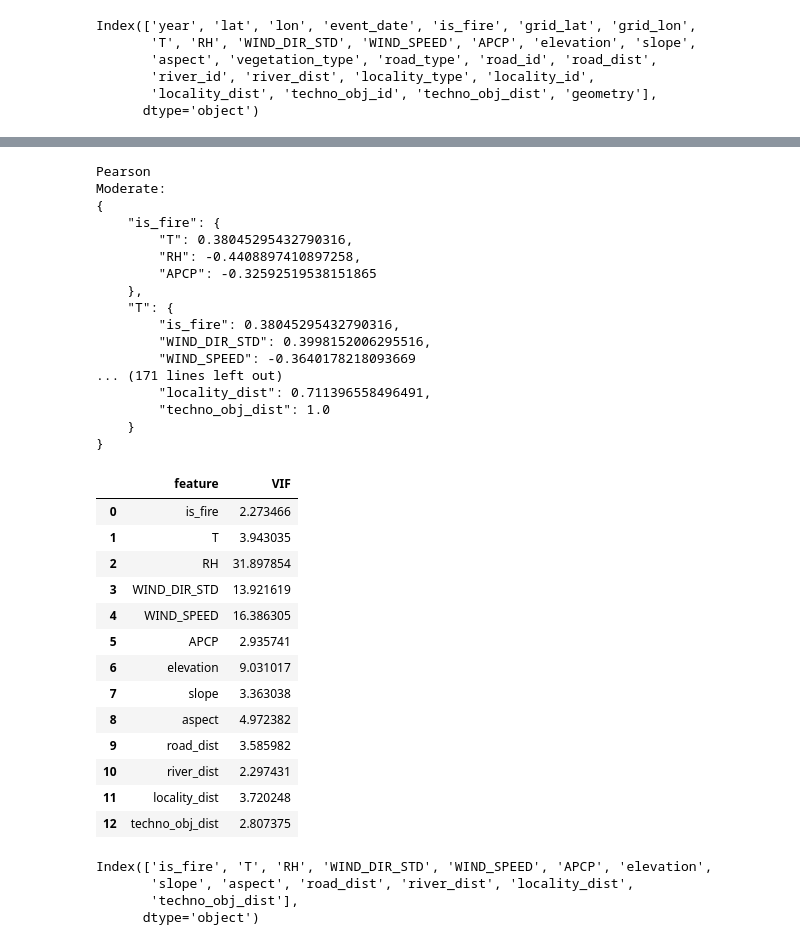
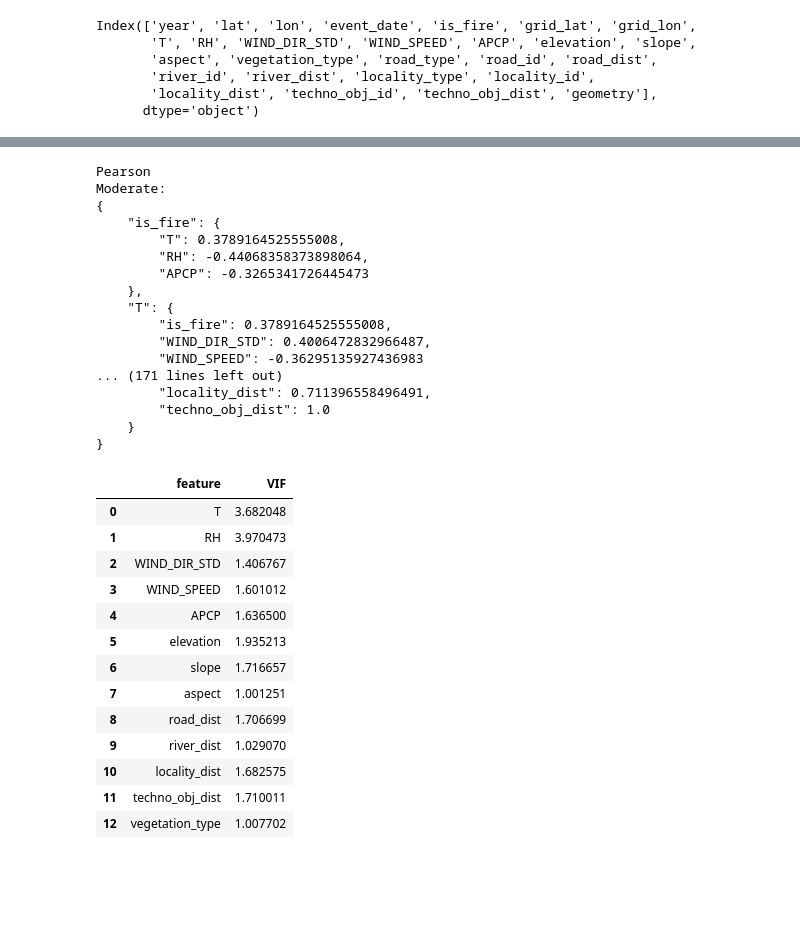
Before and after one commit to MS-17/vkr, a Jupyter notebook: model_training.ipynb, the cells around one changed output, grey strips where cells are left out. Cells and saved outputs as stored; diff of their text form; code cells hidden in the pictures; blank space fills up the shorter version.

```diff
--- a/model_training.ipynb
+++ b/model_training.ipynb
@@ -199,7 +199,7 @@ Index(['year', 'lat', 'lon', 'event_date', 'is_fire', 'grid_lat', 'grid_lon',
 # %%
 exclude_cols = [
     "event_date", "lat", "lon", "grid_lat", "grid_lon", "road_type", "road_id",
-    "river_id", "locality_id", "locality_type", "techno_obj_id", "geometry"
+    "river_id", "locality_id", "locality_type", "techno_obj_id", "geometry", "year"
 ]
 train_dataset = fires_dataset.loc[:, ~(fires_dataset.columns.isin(exclude_cols))].round(decimals=6)
 train_dataset["vegetation_type"] = train_dataset["vegetation_type"].astype(int)
@@ -242,0 +242,8 @@ sns.heatmap(sp, annot=True, linewidths=0.5, fmt=".2f", ax=ax[1])
+# %%
+# standardize using z-score only numeical variables (without the target and the categorical variable)
+ex_cols = ["vegetation_type", "is_fire"]
+train_ds_ = train_dataset.loc[:, ~train_dataset.columns.isin(ex_cols)]
+train_ds_ = (train_ds_ - train_ds_.mean()) / train_ds_.std()
+train_ds = train_ds_.join(train_dataset["is_fire"])
+print(train_ds.columns, train_ds.index, sep="\n")
+train_ds.describe()
@@ -243,6 +265,6 @@ sns.heatmap(sp, annot=True, linewidths=0.5, fmt=".2f", ax=ax[1])
 # %%
-# pearson correlation with pvalue
-train_ds = train_dataset.loc[:, ~train_dataset.columns.isin(["vegetation_type", "year"])]
+# pearson correlation with pvalue (using train_ds)
+# train_ds = train_dataset.loc[:, ~train_dataset.columns.isin(["vegetation_type", "year"])]
 pearson_corr_d = {}
 moderate_pearson_corr_d = {}
 strong_pearson_corr_d = {}
@@ -294,8 +316,8 @@ is_fire APCP Coeff: -0.32592519538151865, p_value: 0.0
     }
 }
 # %%
-# spearman correlation with pvalue
-train_ds = train_dataset.loc[:, ~train_dataset.columns.isin(["vegetation_type", "year"])]
+# spearman correlation with pvalue (using train_ds)
+# train_ds = train_dataset.loc[:, ~train_dataset.columns.isin(["vegetation_type", "year"])]
 spearman_corr_d = {}
 moderate_spearman_corr_d = {}
 strong_spearman_corr_d = {}
@@ -385,47 +407,38 @@ Pearson
 Moderate:
 {
     "is_fire": {
-        "T": 0.38045295432790316,
-        "RH": -0.4408897410897258,
-        "APCP": -0.32592519538151865
+        "T": 0.3789164525555008,
+        "RH": -0.44068358373898064,
+        "APCP": -0.3265341726445473
     },
     "T": {
-        "is_fire": 0.38045295432790316,
-        "WIND_DIR_STD": 0.3998152006295516,
-        "WIND_SPEED": -0.3640178218093669
+        "is_fire": 0.3789164525555008,
+        "WIND_DIR_STD": 0.4006472832966487,
+        "WIND_SPEED": -0.36295135927436983
 ... (171 lines left out)
         "locality_dist": 0.711396558496491,
         "techno_obj_dist": 1.0
     }
 }
 # %%
-# VIF
-train_ds = train_dataset.loc[:, ~train_dataset.columns.isin(["vegetation_type", "year"])]
+# VIF (for features_ds)
+features_ds = train_ds.loc[:, ~train_ds.columns.isin(["is_fire"])].join(train_dataset.vegetation_type)
 VIF = pd.DataFrame()
-VIF["feature"] = list(train_ds.columns)
-VIF["VIF"] = [variance_inflation_factor(train_ds.values, i) for i in range(train_ds.shape[1])]
+VIF["feature"] = list(features_ds.columns)
+VIF["VIF"] = [variance_inflation_factor(features_ds.values, i) for i in range(features_ds.shape[1])]
 VIF
 # %% [output]
 |  | feature | VIF |
-| 0 | is_fire | 2.273466 |
-| 1 | T | 3.943035 |
-| 2 | RH | 31.897854 |
-| 3 | WIND_DIR_STD | 13.921619 |
-| 4 | WIND_SPEED | 16.386305 |
-| 5 | APCP | 2.935741 |
-| 6 | elevation | 9.031017 |
-| 7 | slope | 3.363038 |
-| 8 | aspect | 4.972382 |
-| 9 | road_dist | 3.585982 |
-| 10 | river_dist | 2.297431 |
-| 11 | locality_dist | 3.720248 |
-| 12 | techno_obj_dist | 2.807375 |
+| 0 | T | 3.682048 |
+| 1 | RH | 3.970473 |
+| 2 | WIND_DIR_STD | 1.406767 |
+| 3 | WIND_SPEED | 1.601012 |
+| 4 | APCP | 1.636500 |
+| 5 | elevation | 1.935213 |
+| 6 | slope | 1.716657 |
+| 7 | aspect | 1.001251 |
+| 8 | road_dist | 1.706699 |
+| 9 | river_dist | 1.029070 |
+| 10 | locality_dist | 1.682575 |
+| 11 | techno_obj_dist | 1.710011 |
+| 12 | vegetation_type | 1.007702 |
-# %%
-# gr = sns.pairplot(train_dataset)
-# gr.fig.savefig("out1.png")
-train_ds.columns
-# %% [output]
-Index(['is_fire', 'T', 'RH', 'WIND_DIR_STD', 'WIND_SPEED', 'APCP', 'elevation',
-       'slope', 'aspect', 'road_dist', 'river_dist', 'locality_dist',
-       'techno_obj_dist'],
-      dtype='object')
```
Also changed, not shown: parts of 14 cells of this notebook, 1 other file.
